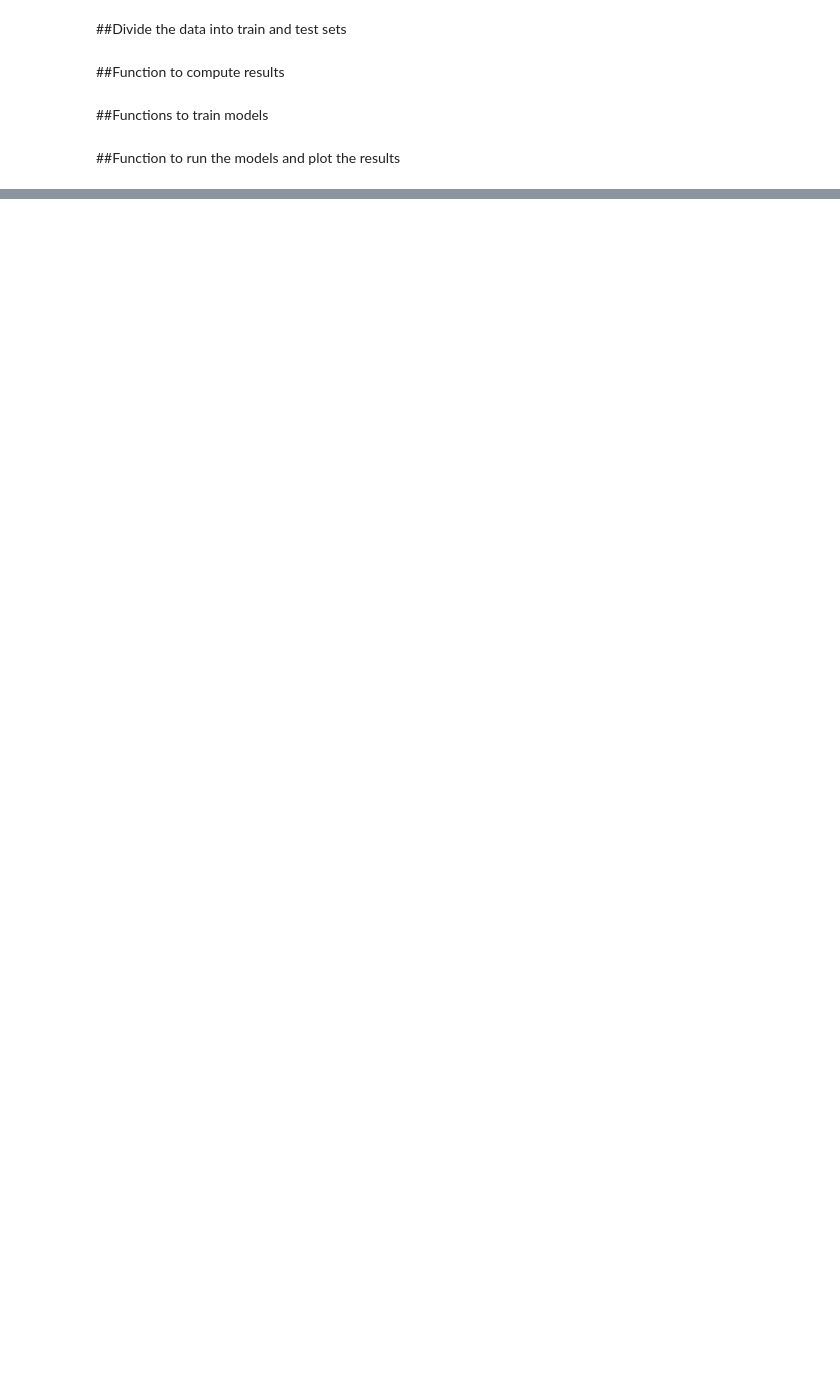
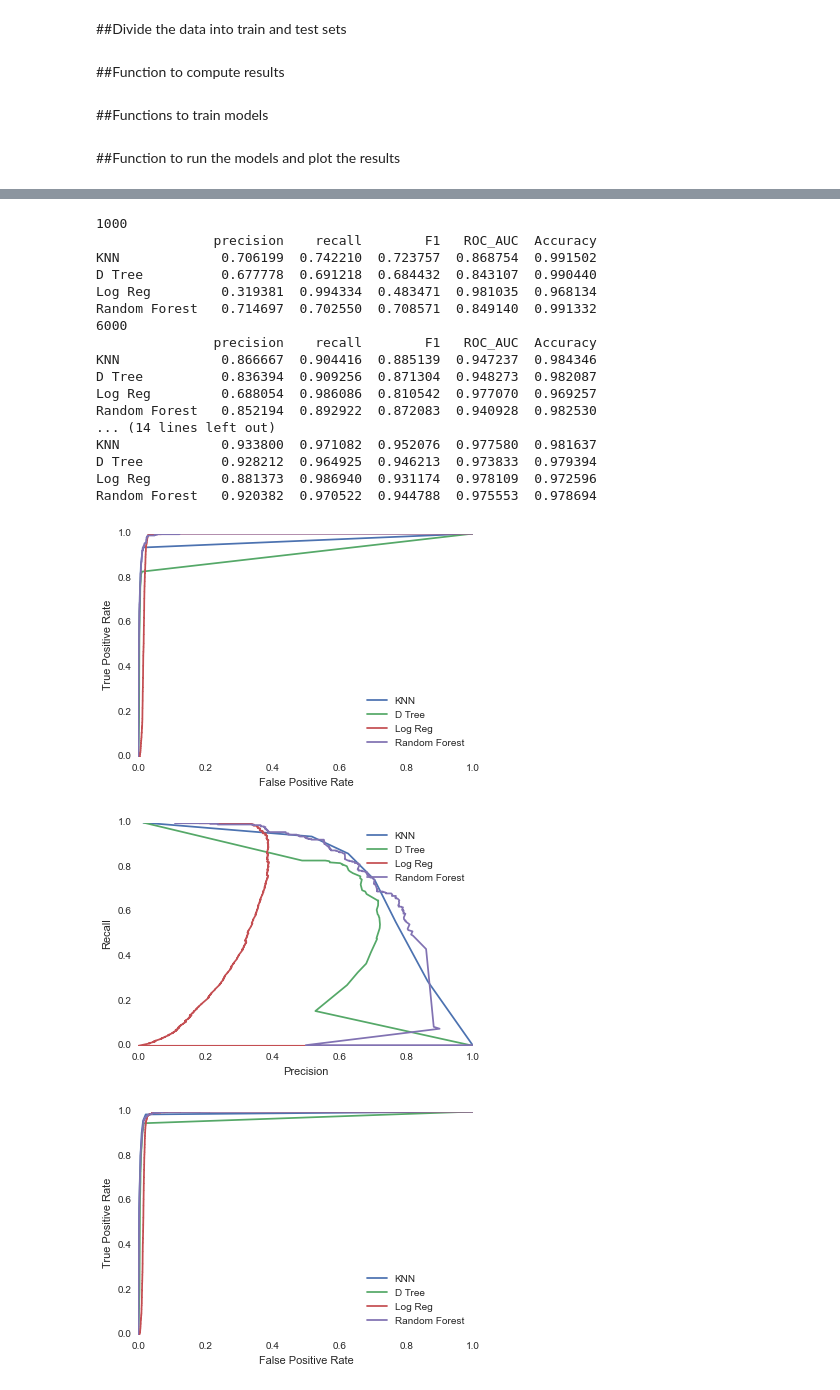
Before and after one commit to NobleKennamer/astro_porject, a Jupyter notebook: RR_Lyrae.ipynb, the cells around one changed output, grey strips where cells are left out. Saved outputs shown, nothing was run; the diff lists cells and outputs as text; code cells hidden in the pictures; blank space fills up the shorter version.

```diff
--- a/RR_Lyrae.ipynb
+++ b/RR_Lyrae.ipynb
@@ -176,0 +223,37 @@ Random Forest   0.677419  0.338710  0.451613  0.668923  0.995620
+# %%
+amount_of_new_data = np.arange(1000, 26000, 5000)
+# %%
+def create_added_data_set(amount_new):
+    new_rr_stars = kde.sample(amount_new, random_state=0)
+    new_rr_with_class = add_class_to_np_array(new_rr_stars, 1)
+    new_data = np.vstack([stacked, new_rr_with_class])
+    return new_data[:, :-1], new_data[:, -1]
+# %%
+for rr_new in amount_of_new_data:
+    new_colors, new_labels = create_added_data_set(rr_new)
+    colors_train_n, colors_test_n, labels_train_n, labels_test_n = train_test_split(new_colors, new_labels,
+                                                                                    test_size=0.25, random_state=13)
+    print rr_new
+    run_models(colors_train_n, labels_train_n, colors_test_n, labels_test_n)
+    plt.figure()
+# %% [output]
+1000
+               precision    recall        F1   ROC_AUC  Accuracy
+KNN             0.706199  0.742210  0.723757  0.868754  0.991502
+D Tree          0.677778  0.691218  0.684432  0.843107  0.990440
+Log Reg         0.319381  0.994334  0.483471  0.981035  0.968134
+Random Forest   0.714697  0.702550  0.708571  0.849140  0.991332
+6000
+               precision    recall        F1   ROC_AUC  Accuracy
+KNN             0.866667  0.904416  0.885139  0.947237  0.984346
+D Tree          0.836394  0.909256  0.871304  0.948273  0.982087
+Log Reg         0.688054  0.986086  0.810542  0.977070  0.969257
+Random Forest   0.852194  0.892922  0.872083  0.940928  0.982530
+... (14 lines left out)
+KNN             0.933800  0.971082  0.952076  0.977580  0.981637
+D Tree          0.928212  0.964925  0.946213  0.973833  0.979394
+Log Reg         0.881373  0.986940  0.931174  0.978109  0.972596
+Random Forest   0.920382  0.970522  0.944788  0.975553  0.978694
+[figure, added]
+[figure, added]
+[figure, added]
```
Also changed, not shown: parts of 18 cells of this notebook.
